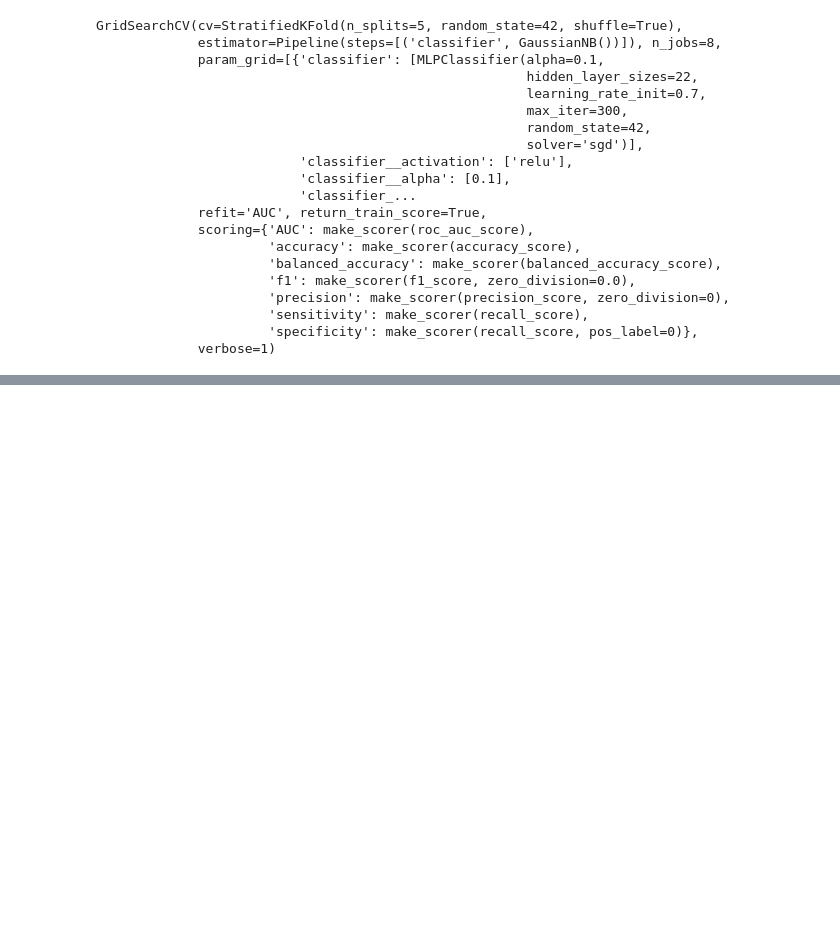
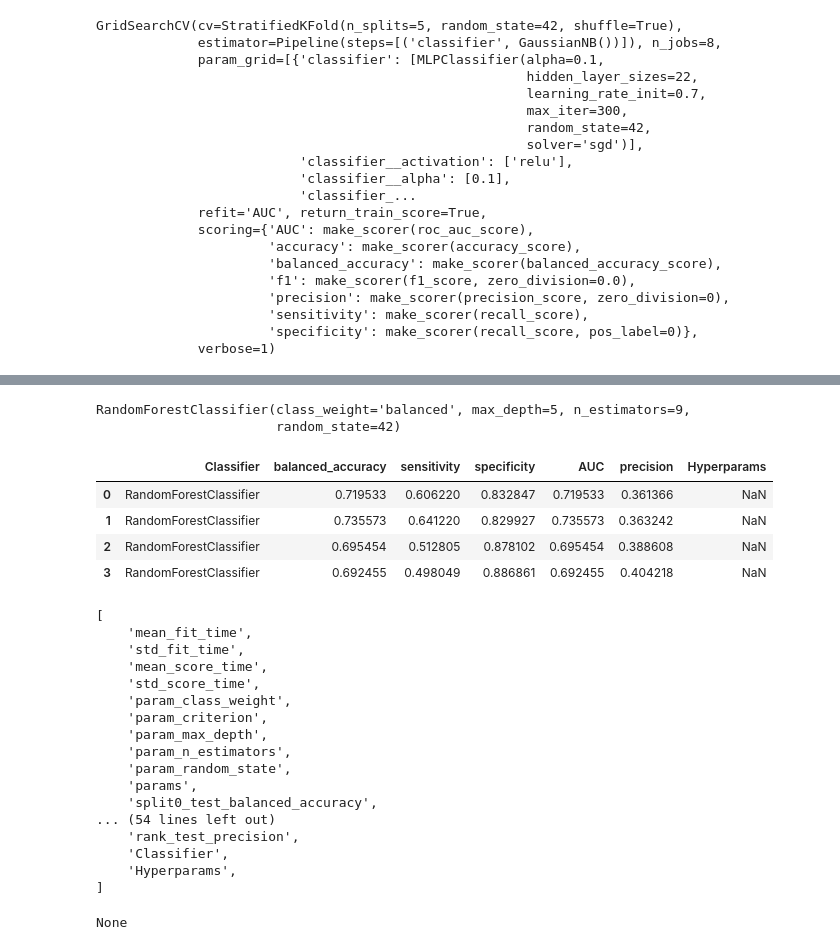
Before and after one commit to fabianopapaiz/als_prognosis_using_ensemble_imbalance, a Jupyter notebook: 05_Train_Validate_Models/05.10.1 - Single-Model Scenario - Train Models using Grid Search.ipynb, the cells around one changed output, grey strips where cells are left out. Saved outputs shown, nothing was run; the diff lists cells and outputs as text; code cells hidden in the pictures; blank space fills up the shorter version.

Commit message:
creating new exec models

```diff
--- a/05_Train_Validate_Models/05.10.1 - Single-Model Scenario - Train Models using Grid Search.ipynb
+++ b/05_Train_Validate_Models/05.10.1 - Single-Model Scenario - Train Models using Grid Search.ipynb
@@ -765 +769,14 @@ KeyError: 'param_min_samples_split'
 [figure]
+# %%
+df_results_all = None
+# %%
+t = True
+
+# classifier, param_grid = utils_exec_models_new.create_models_SVM_grid(testing=t)
+classifier, param_grid = utils_exec_models_new.create_models_RF_grid(testing=t)
+
+print(classifier)
+print(param_grid)
+
+
+# utils_exec_models_new.exec_grid_search()
@@ -765,0 +812,65 @@ KeyError: 'param_min_samples_split'
+# %%
+display(grid.best_estimator_)
+
+df_results_aux = pd.DataFrame(grid.cv_results_)
+
+df_results_aux['Classifier'] = utils_exec_models_new.get_classifier_class_name(classifier)
+df_results_aux['Hyperparams'] = grid.best_params_
+
+
+# reduce the name of the columns by removing the initial string "mean_test_"
+for col in df_results_aux.columns:
+    if col.startswith('mean_test_'):
+        col_new = col.replace('mean_test_', '')
+        df_results_aux.rename(
+            columns={col: col_new},
+            inplace=True,
+        )
+
+
+if df_results_all is None:
+    df_results_all = df_results_aux
+else:
+    df_results_all = pd.concat([df_results_all, df_results_aux])
+
+
+
+cols = [
+    'Classifier',
+    'balanced_accuracy',
+    'sensitivity',
+    'specificity',
+    'AUC',
+    'precision',
+    'Hyperparams',
+]
+
+display(df_results_all[cols])
+
+display(utils.print_array_as_list(df_results_all.columns))
+# %% [output]
+RandomForestClassifier(class_weight='balanced', max_depth=5, n_estimators=9,
+                       random_state=42)
+|  | Classifier | balanced_accuracy | sensitivity | specificity | AUC | precision | Hyperparams |
+| 0 | RandomForestClassifier | 0.719533 | 0.606220 | 0.832847 | 0.719533 | 0.361366 | NaN |
+| 1 | RandomForestClassifier | 0.735573 | 0.641220 | 0.829927 | 0.735573 | 0.363242 | NaN |
+| 2 | RandomForestClassifier | 0.695454 | 0.512805 | 0.878102 | 0.695454 | 0.388608 | NaN |
+| 3 | RandomForestClassifier | 0.692455 | 0.498049 | 0.886861 | 0.692455 | 0.404218 | NaN |
+[
+    'mean_fit_time',
+    'std_fit_time',
+    'mean_score_time',
+    'std_score_time',
+    'param_class_weight',
+    'param_criterion',
+    'param_max_depth',
+    'param_n_estimators',
+    'param_random_state',
+    'params',
+    'split0_test_balanced_accuracy',
+... (54 lines left out)
+    'rank_test_precision',
+    'Classifier',
+    'Hyperparams',
+]
+None
```
Also changed, not shown: parts of 4 cells of this notebook, 1 other file.
